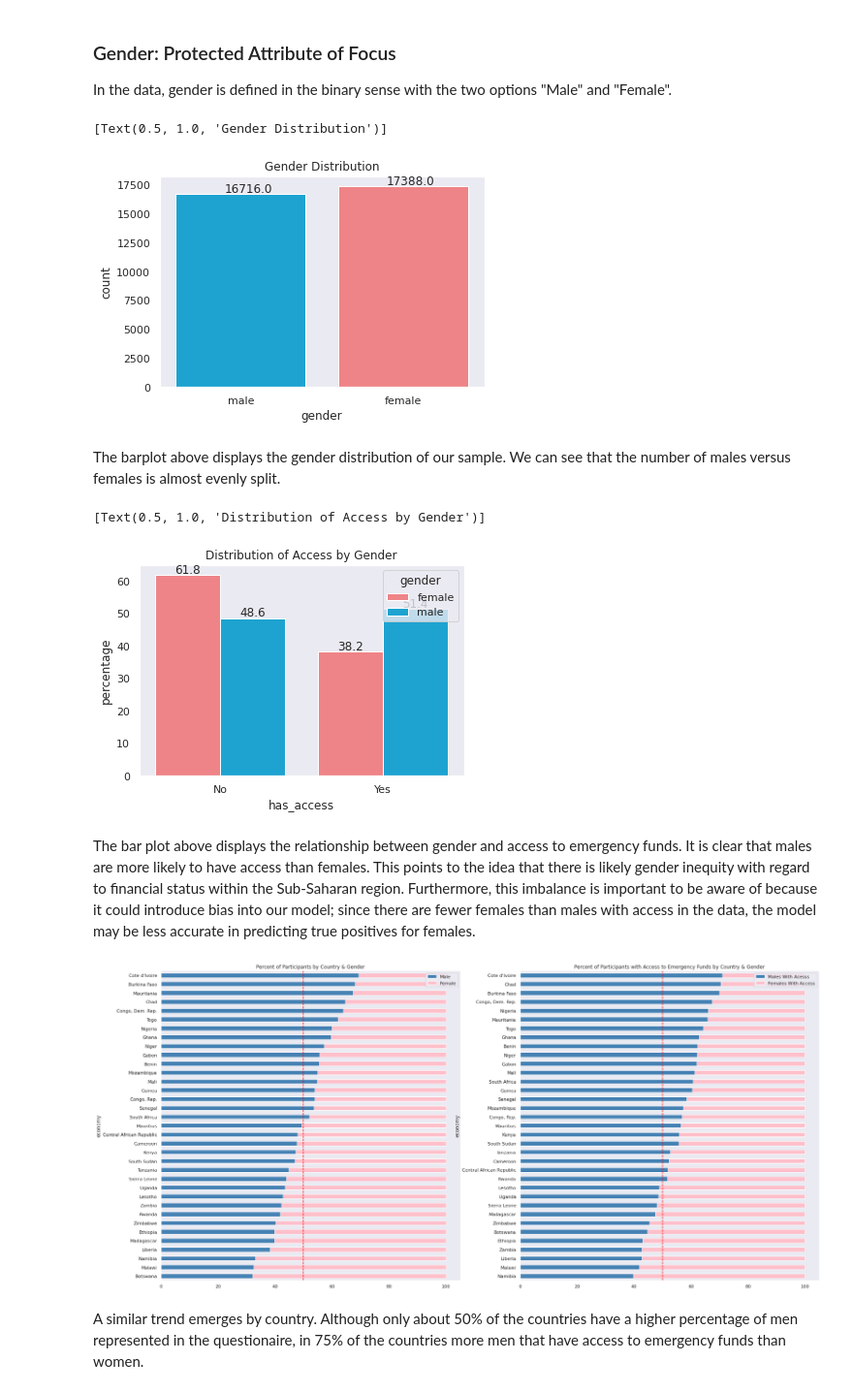
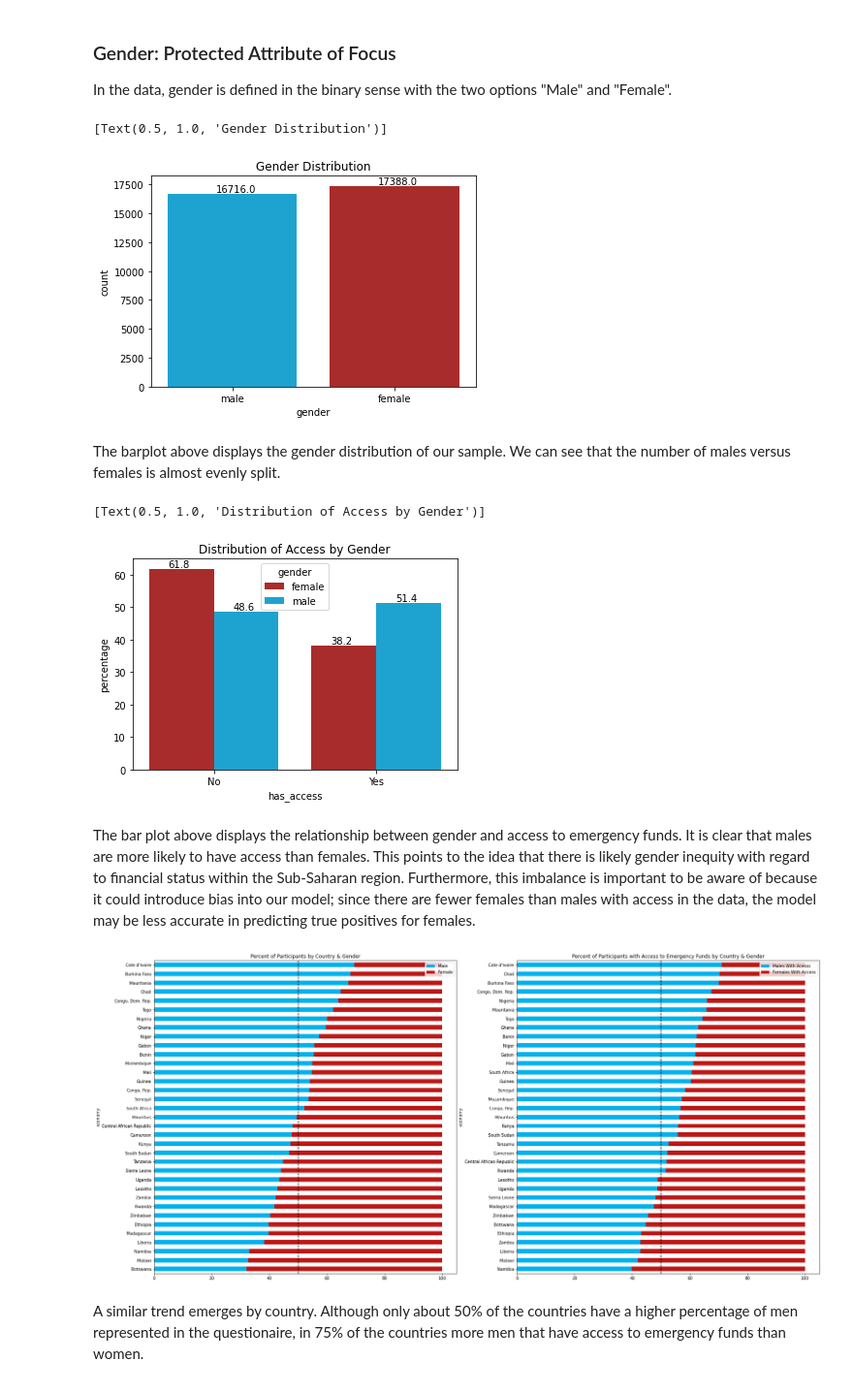
Before and after one commit to sds-capstone/2022-09-proj7-women-at-table, a Jupyter notebook: Final_Notebook.ipynb, the cells around one changed output. Shown at 97% size. Drawn from its saved outputs; the diff is of its cells as text; code cells hidden in the pictures.

```diff
--- a/Final_Notebook.ipynb
+++ b/Final_Notebook.ipynb
@@ -81,6 +86,6 @@ from IPython.display import Markdown, display
 # %%
 #@title Set Gender Palette
-red = '#FF7377'
+red = '#bd1816'
 blue = '#00B2EE'
 gender_palette = [blue, red]
 
@@ -461,7 +466,7 @@ for p in g.patches:
 g.set(title = "Gender Distribution")
 # %% [output]
 [Text(0.5, 1.0, 'Gender Distribution')]
-[figure, old version]
+[figure, new version]
 # %% [markdown]
 The barplot above displays the gender distribution of our sample. We can see that the number of males versus females is almost evenly split.
 # %%
@@ -480,7 +485,7 @@ for p in g.patches:
 g.set(title = "Distribution of Access by Gender")
 # %% [output]
 [Text(0.5, 1.0, 'Distribution of Access by Gender')]
-[figure, old version]
+[figure, new version]
 # %% [markdown]
 The bar plot above displays the relationship between gender and access to emergency funds. It is clear that males are more likely to have access than females. This points to the idea that there is likely gender inequity with regard to financial status within the Sub-Saharan region. Furthermore, this imbalance is important to be aware of because it could introduce bias into our model; since there are fewer females than males with access in the data, the model may be less accurate in predicting true positives for females.
 # %%
@@ -524,18 +529,18 @@ df3 = df3.rename(columns = {'m_percent_access':'Males With Acesss', 'f_percent_a
 # %%
 # create new figure
 fig = plt.figure()
 #add sub plot
 ax1 = fig.add_subplot(1,2,1)
 # fig 1
-df_gender.set_index('economy').plot(kind='barh', stacked=True, color=['steelblue', 'pink'], title = "Percent of Participants by Country & Gender", ax = ax1).axvline(x = 50, color = "red", linestyle = "dashed")
+df_gender.set_index('economy').plot(kind='barh', stacked=True, color= gender_palette, title = "Percent of Participants by Country & Gender", ax = ax1).axvline(x = 50, color = "black", linestyle = "dashed")
 #add sub plot
 ax2 = fig.add_subplot(1,2,2)
 # fig 2
-fig2 = df3.set_index('economy').plot(kind='barh', stacked=True, color=['steelblue', 'pink'], title = "Percent of Participants with Access to Emergency Funds by Country & Gender", ax = ax2).axvline(x = 50, color = "red", linestyle = "dashed")
+fig2 = df3.set_index('economy').plot(kind='barh', stacked=True, color= gender_palette, title = "Percent of Participants with Access to Emergency Funds by Country & Gender", ax = ax2).axvline(x = 50, color = "black", linestyle = "dashed")
 # set fig size
 fig.set_size_inches(29, 14)
 # %% [output]
-[figure, old version]
+[figure, new version]
 # %% [markdown]
 A similar trend emerges by country. Although only about 50% of the countries have a higher percentage of men represented in the questionaire, in 75% of the countries more men that have access to emergency funds than women.
 # %% [markdown]
```
Also changed, not shown: parts of 58 cells of this notebook.
